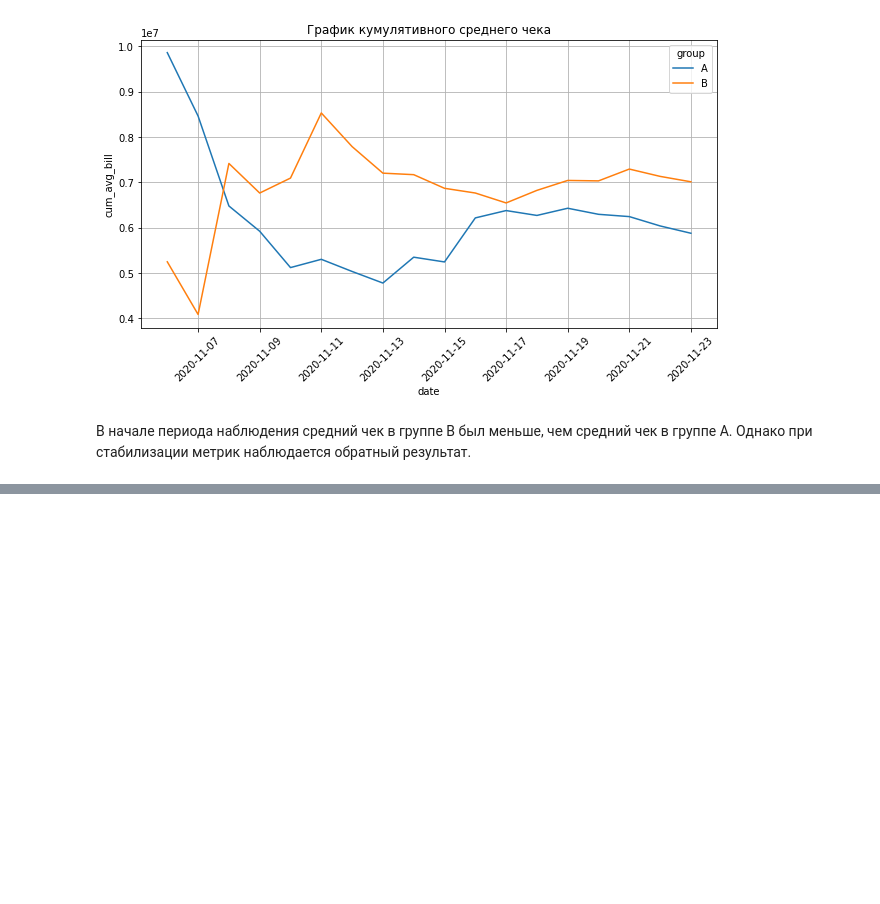
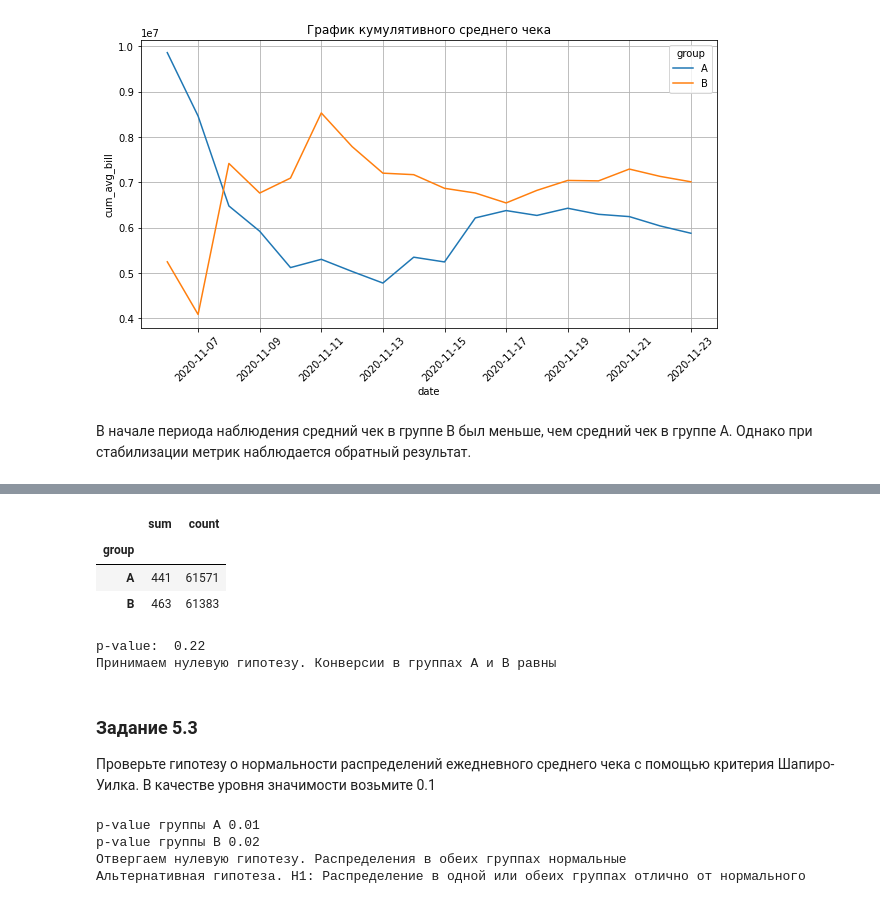
Before and after one commit to Alexx-Yu/python_classes, a Jupyter notebook: Module 27 - EDA-5/Theory.ipynb, the cells around one changed output, grey strips where cells are left out. Cells and saved outputs as stored; diff of their text form; code cells hidden in the pictures; blank space fills up the shorter version.

```diff
--- a/Module 27 - EDA-5/Theory.ipynb
+++ b/Module 27 - EDA-5/Theory.ipynb
@@ -363,0 +527,63 @@ ax.grid(True);
+# %%
+# Импортируем функцию proportions_ztest() из модуля statsmodels:
+from statsmodels.stats.proportion import proportions_ztest
+
+# сгруппируем данные по признаку группы и рассчитаем количество «успехов» (сумма по столбцу converted)
+# и общее количество наблюдений (количество непустых значений в столбце converted) для каждой группы.
+transactions_piv= sample_ab.groupby('group')['transactions'].agg(
+    ['sum', 'count'])
+display(transactions_piv)
+
+# нулевая и альтернативная гипотезы
+H0 = 'Конверсии в группах А и B равны'
+H1 = 'Конверсия в группе А меньше, чем конверсия в группе B'
+alpha = 0.1 # уровень значимости
+# вычисляем значение p-value для z-теста для пропорций
+_, p_value = proportions_ztest(
+    count=transactions_piv['sum'], #число "успехов"
+    nobs=transactions_piv['count'], #общее число наблюдений
+    alternative='smaller',)
+# выводим результат на экран
+print('p-value: ', round(p_value, 2))
+# сравниваем полученное p-value с уровнем значимости
+if (p_value < alpha):
+    print("Отвергаем нулевую гипотезу. {}".format(H0))
+    print("Альтернативная гипотеза. H1: {}".format(H1))
+else:
+    print("Принимаем нулевую гипотезу. {}".format(H0))
+# %% [output]
+|  | sum | count |
+| group |  |  |
+| A | 441 | 61571 |
+| B | 463 | 61383 |
+p-value:  0.22
+Принимаем нулевую гипотезу. Конверсии в группах А и B равны
+# %% [markdown]
+### Задание 5.3
+Проверьте гипотезу о нормальности распределений ежедневного среднего чека с помощью критерия Шапиро-Уилка. В качестве уровня значимости возьмите 0.1
+# %%
+# Добавим поле с ежедневным средним чеком
+daily_sample_ab['daily_bill'] = daily_sample_ab['revenue'] / daily_sample_ab['transactions']
+
+# Проверим гипотезу о нормальности обоих распределений с помощью критерия Шапиро-Уилка
+from scipy.stats import shapiro
+# нулевая и альтернативная гипотезы
+H0 = 'Распределения в обеих группах нормальные'
+H1 = 'Распределение в одной или обеих группах отлично от нормального'
+alpha = 0.1 # уровень значимости
+# вычисляем результат теста Шапиро-Уилка для выборок
+shapiro_result_a = shapiro(daily_sample_ab[daily_sample_ab['group'] == 'A']['daily_bill'])
+shapiro_result_b = shapiro(daily_sample_ab[daily_sample_ab['group'] == 'B']['daily_bill'])
+print('p-value группы А', round(shapiro_result_a.pvalue, 2))
+print('p-value группы B', round(shapiro_result_b.pvalue, 2))
+# сравниваем полученное p-value с уровнем значимости
+if shapiro_result_a.pvalue < alpha or shapiro_result_b.pvalue < alpha:
+    print("Отвергаем нулевую гипотезу. {}".format(H0))
+    print("Альтернативная гипотеза. H1: {}".format(H1))
+else:
+    print("Принимаем нулевую гипотезу. {}".format(H0))
+# %% [output]
+p-value группы А 0.01
+p-value группы B 0.02
+Отвергаем нулевую гипотезу. Распределения в обеих группах нормальные
+Альтернативная гипотеза. H1: Распределение в одной или обеих группах отлично от нормального
```
Also changed, not shown: parts of 25 cells of this notebook, 1 other file.
